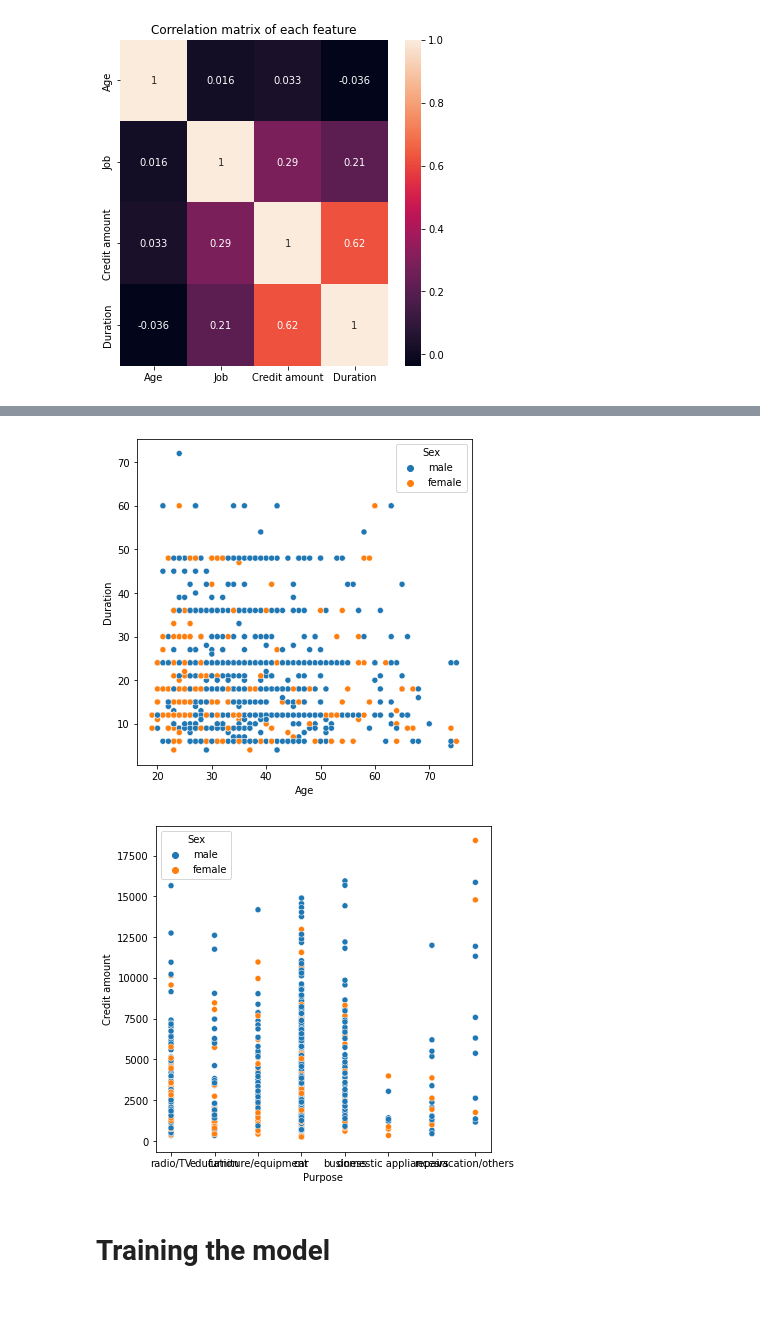
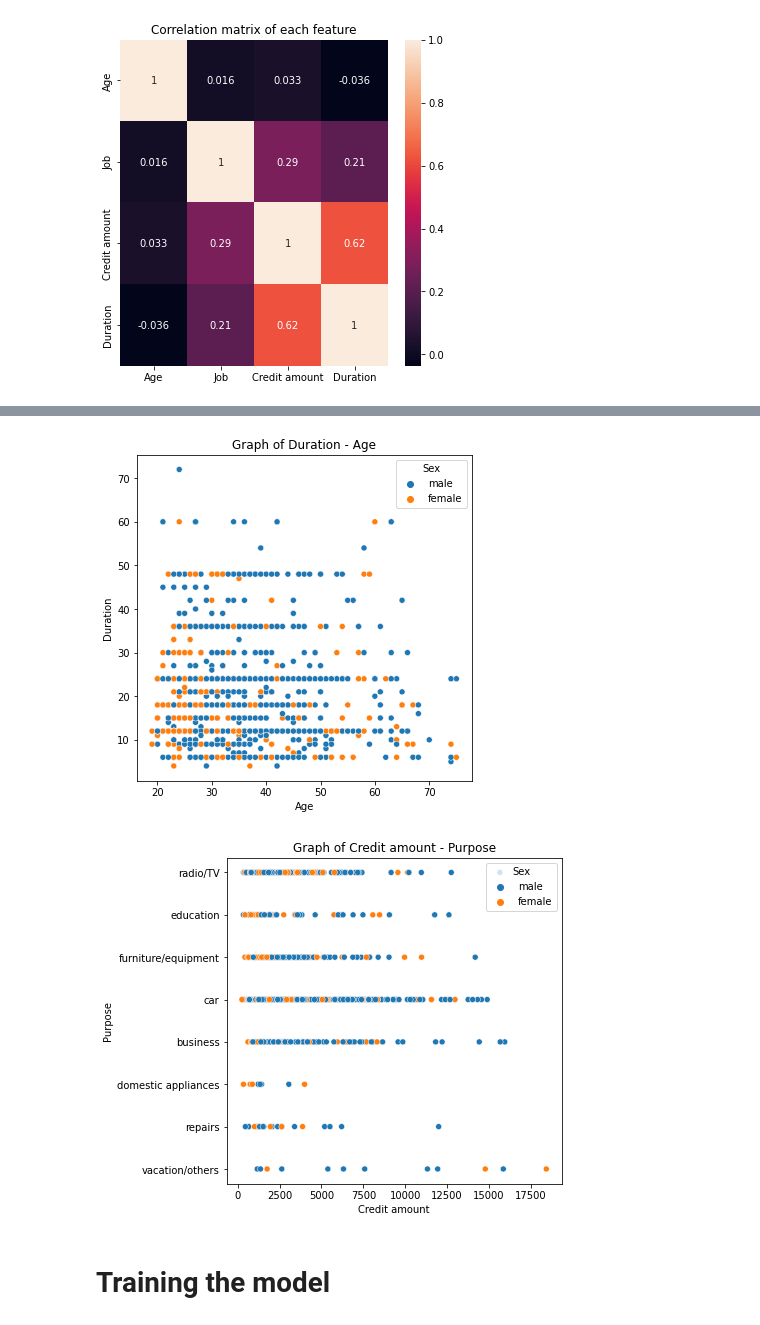
Before and after one commit to earo12/Analyzing-Screen-Time, a Jupyter notebook: Credit_Risk.ipynb, the cells around one changed output, grey strips where cells are left out. Saved outputs shown, nothing was run; the diff lists cells and outputs as text; code cells hidden in the pictures.

```diff
--- a/Credit_Risk.ipynb
+++ b/Credit_Risk.ipynb
@@ -182,12 +186,14 @@ plt.show()
 # %%
 sns.scatterplot(data = df, x = df['Age'], y = df['Duration'], hue = df['Sex'])
+plt.title('Graph of Duration - Age')
 plt.show()
 # %% [output]
-[figure, old version]
+[figure, new version]
 # %%
-sns.scatterplot(data = df, x = df['Purpose'], y = df['Credit amount'], hue = df['Sex'])
+sns.scatterplot(data = df, x = df['Credit amount'], y = df['Purpose'], hue = df['Sex'])
+plt.title('Graph of Credit amount - Purpose')
 plt.show()
 # %% [output]
-[figure, old version]
+[figure, new version]
 # %% [markdown]
 # Training the model
```
Also changed, not shown: parts of 29 cells of this notebook.
